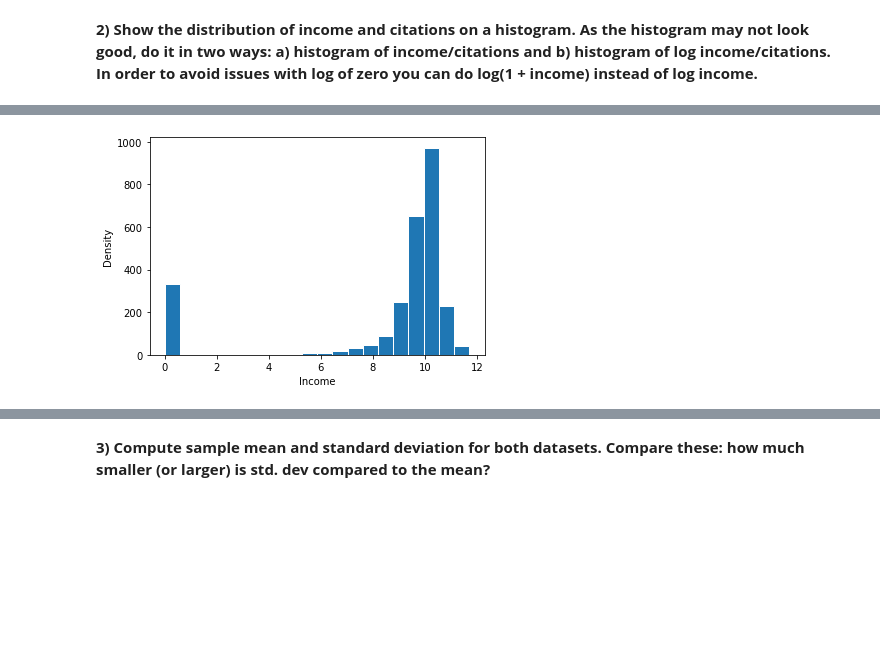
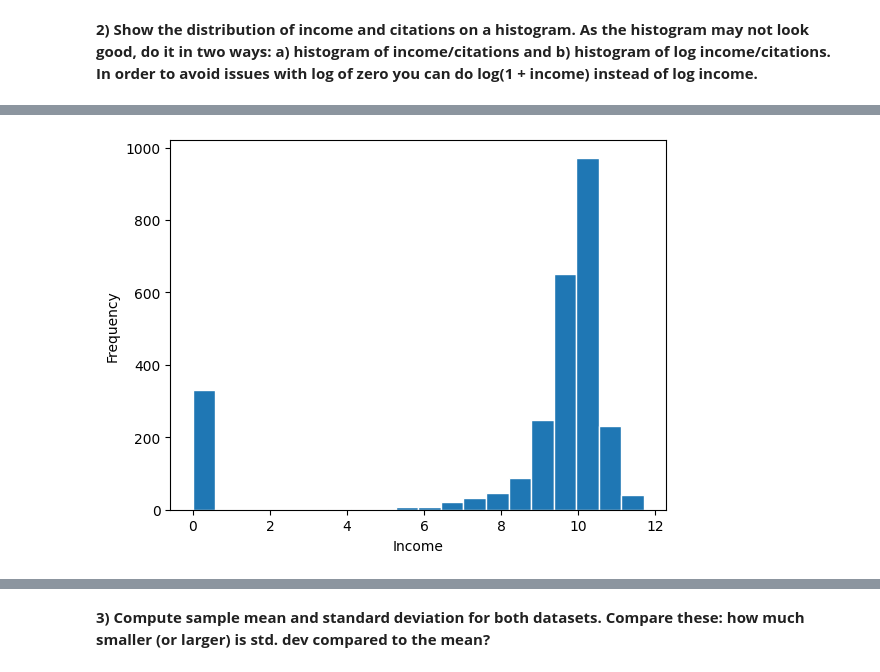
Before and after one commit to choKaylee/ML_analysis_2023, a Jupyter notebook: PS03.ipynb, the cells around one changed output, grey strips where cells are left out. Cells and saved outputs as stored; diff of their text form; code cells hidden in the pictures; blank space fills up the shorter version.

```diff
--- a/PS03.ipynb
+++ b/PS03.ipynb
@@ -355,5 +337,5 @@ citation
 # %%
-treatment_file = "treatment.csv.bz2"
+treatment_file = "./Data/treatment.csv"
 treatment = pd.read_csv(treatment_file, sep = "\t")
 treatment
 # %% [output]
@@ -396,7 +386,7 @@ _ = plt.ylabel('frequency')
 # %%
-re78_income = np.log(1+treatment['re78'])
+re78_income = np.log(1 + treatment['re78'])
 _ = plt.hist(re78_income, edgecolor='w', bins=20)
 _ = plt.xlabel('Income')
-_ = plt.ylabel('Density')
+_ = plt.ylabel('Frequency')
 # %% [output]
-[figure, old version]
+[figure, new version]
```
Also changed, not shown: parts of 35 cells of this notebook, 2 other files.
